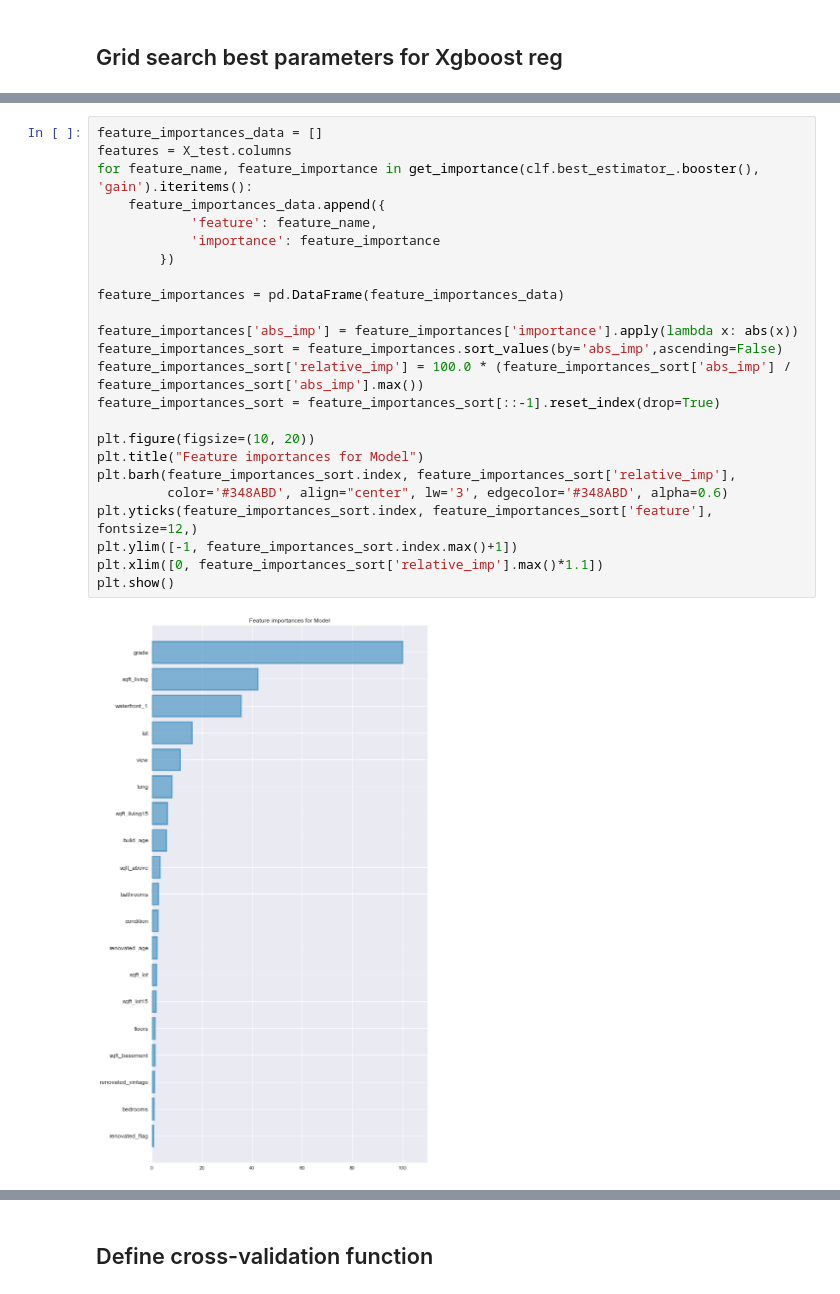
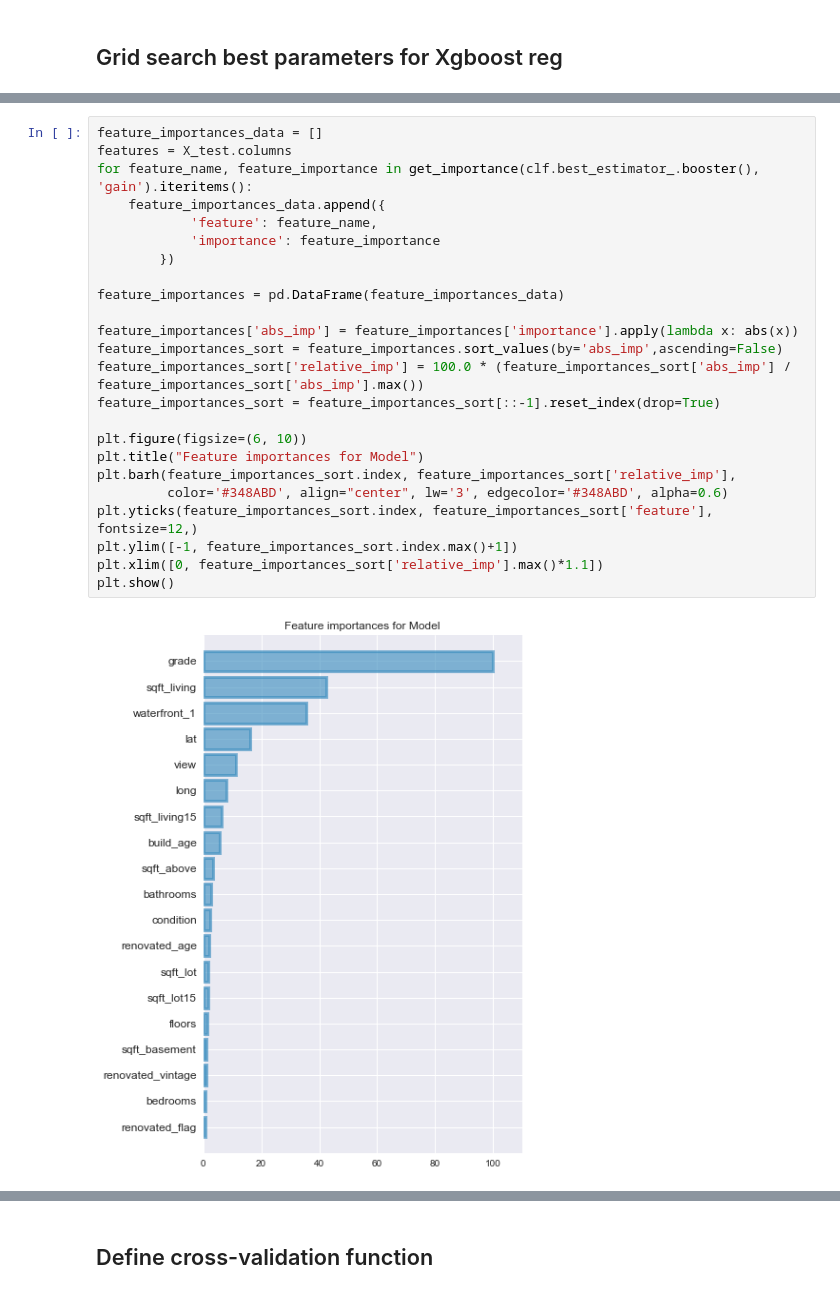
Before and after one commit to Jiannan28/Cookbooks, a Jupyter notebook: Regression/Regression_Template.ipynb, the cells around one changed output, grey strips where cells are left out. Cells and saved outputs as stored; diff of their text form.

```diff
--- a/Regression/Regression_Template.ipynb
+++ b/Regression/Regression_Template.ipynb
@@ -384,26 +384,26 @@ normalized_gini 0.96037743275
 # %%
 feature_importances_data = []
 features = X_test.columns
 for feature_name, feature_importance in get_importance(clf.best_estimator_.booster(), 'gain').iteritems():
     feature_importances_data.append({
             'feature': feature_name,
             'importance': feature_importance
         })
 
 feature_importances = pd.DataFrame(feature_importances_data)
 
 feature_importances['abs_imp'] = feature_importances['importance'].apply(lambda x: abs(x))
 feature_importances_sort = feature_importances.sort_values(by='abs_imp',ascending=False)
 feature_importances_sort['relative_imp'] = 100.0 * (feature_importances_sort['abs_imp'] / feature_importances_sort['abs_imp'].max())
 feature_importances_sort = feature_importances_sort[::-1].reset_index(drop=True)
 
-plt.figure(figsize=(10, 20))
+plt.figure(figsize=(6, 10))
 plt.title("Feature importances for Model")
 plt.barh(feature_importances_sort.index, feature_importances_sort['relative_imp'],
          color='#348ABD', align="center", lw='3', edgecolor='#348ABD', alpha=0.6)
 plt.yticks(feature_importances_sort.index, feature_importances_sort['feature'], fontsize=12,)
 plt.ylim([-1, feature_importances_sort.index.max()+1])
 plt.xlim([0, feature_importances_sort['relative_imp'].max()*1.1])
 plt.show()
 # %% [output]
-[figure, old version]
+[figure, new version]
```
Also changed, not shown: parts of 15 cells of this notebook.
